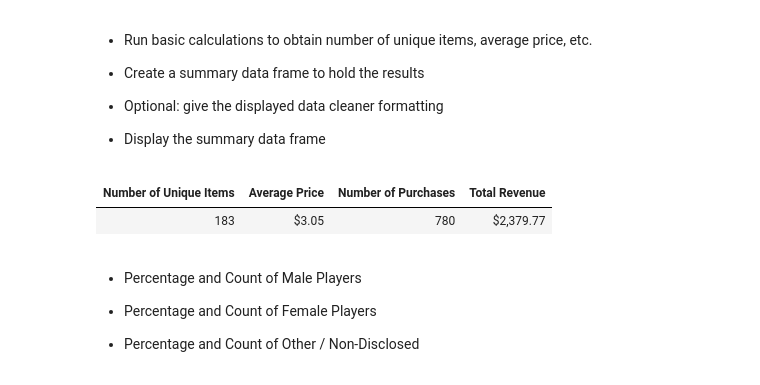
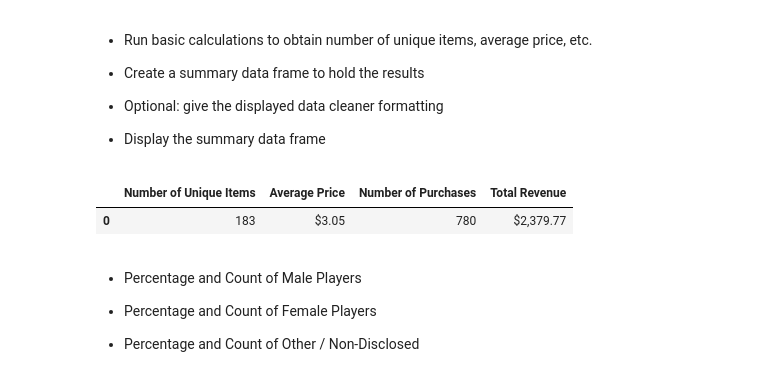
Before and after one commit to LBBL96/Leifker, a Jupyter notebook: HeroesOfPymoli.ipynb, the cells around one changed output. Drawn from its saved outputs; the diff is of its cells as text; code cells hidden in the pictures.

```diff
--- a/HeroesOfPymoli.ipynb
+++ b/HeroesOfPymoli.ipynb
@@ -56,36 +56,36 @@ playerDF
 
 unique_items = pd.Series(purchase_data["Item ID"].nunique(), name = "Number of Unique Items")
 
 
 # Create series finding the mean price, naming the series, and then rounding to two places
 
 avg_price = pd.Series(purchase_data.Price.mean(), name = "Average Price")
 avg_price = round(avg_price, 2)
 
 
 # Create series for unique purchases, and name it
 
 num_purchases = pd.Series(purchase_data["Purchase ID"].nunique(), name = "Number of Purchases")
 
 
 # Create series that sums the prices, and name it
 
 total_rev = pd.Series(purchase_data.Price.sum(), name = "Total Revenue")
 
 
 # Concatenate the series, then convert them into pandas dataframe
 
 df = pd.concat([unique_items, avg_price, num_purchases, total_rev], axis = 1)
 Purchase_AnalysisDF = pd.DataFrame(df)
 Purchase_AnalysisDF
 
 # Making the formatting pretty (including hiding the index)
 
 format_dict = {'Average Price':'${0:,.2f}', 'Total Revenue': '${0:,.2f}'}
-Purchase_AnalysisDF.style.format(format_dict).hide_index()
+Purchase_AnalysisDF.style.format(format_dict)
 # %% [output]
-| Number of Unique Items | Average Price | Number of Purchases | Total Revenue |
-| 183 | $3.05 | 780 | $2,379.77 |
+|  | Number of Unique Items | Average Price | Number of Purchases | Total Revenue |
+| 0 | 183 | $3.05 | 780 | $2,379.77 |
 # %% [markdown]
 * Percentage and Count of Male Players
 
```
Also changed, not shown: parts of 2 cells of this notebook.
